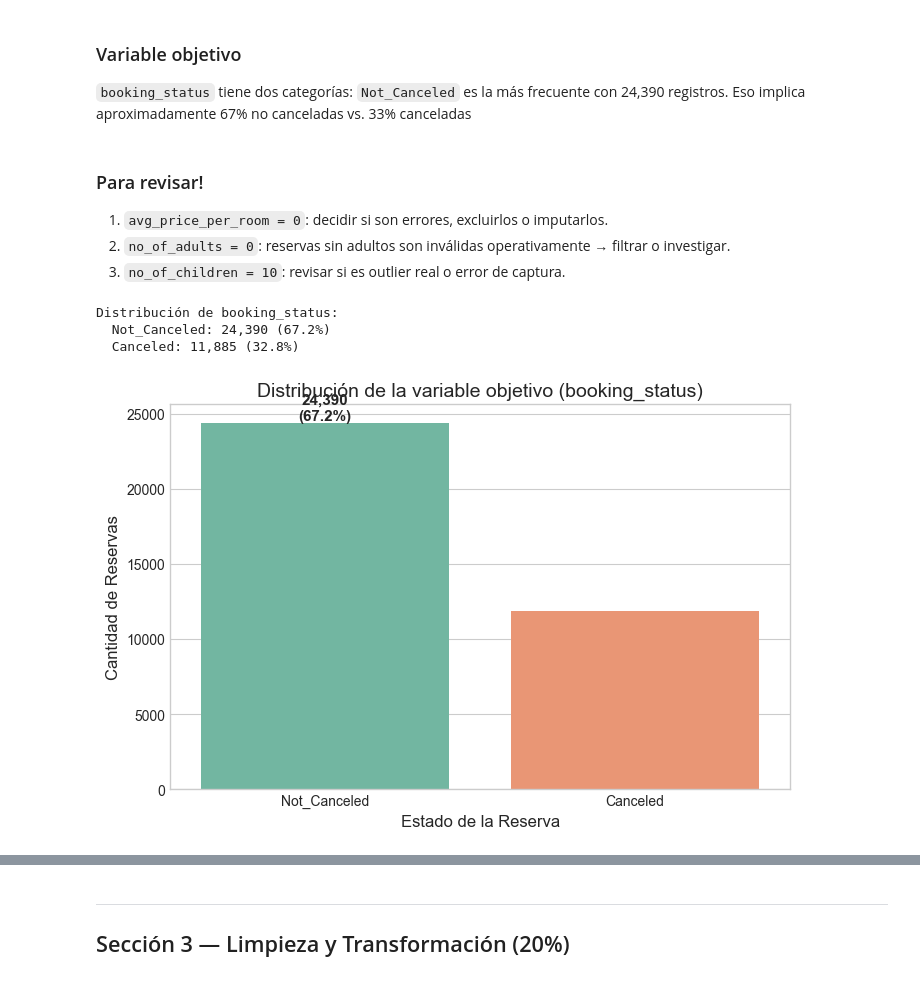
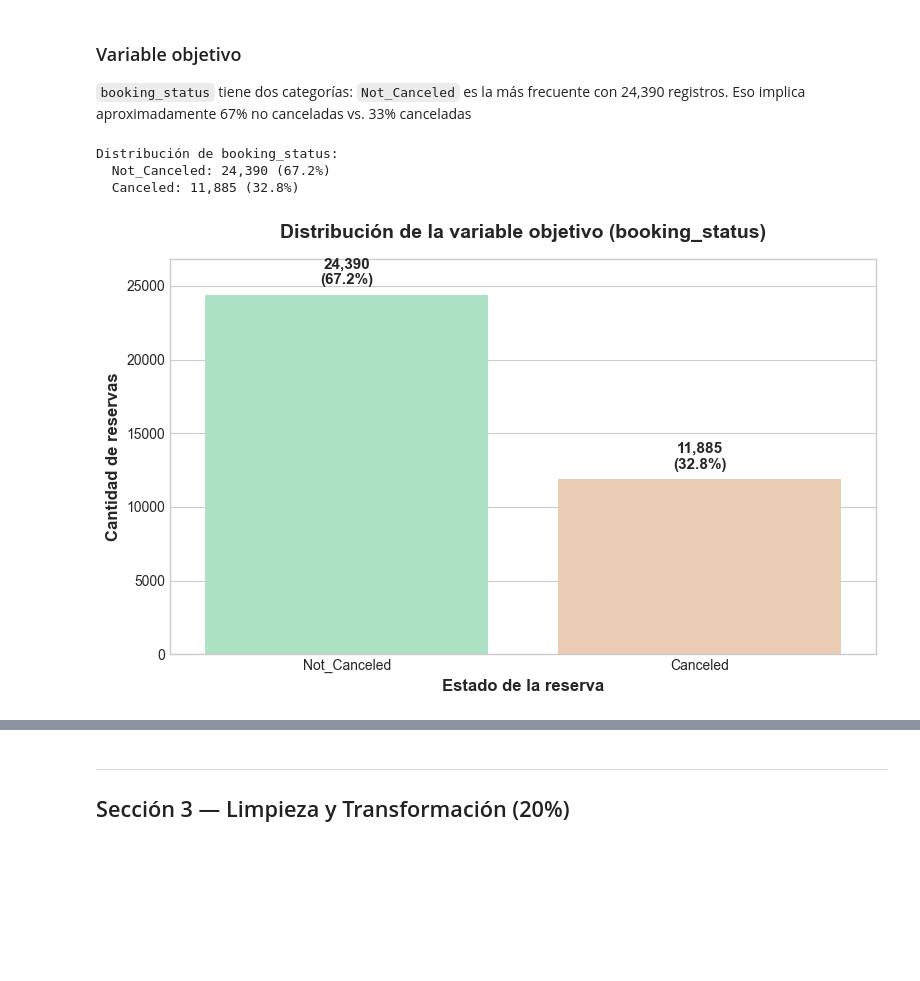
Before and after one commit to marce8881/hotel-cancelaciones, a Jupyter notebook: notebooks/analisis_principal.ipynb, the cells around one changed output, grey strips where cells are left out. Saved outputs shown, nothing was run; the diff lists cells and outputs as text; code cells hidden in the pictures; blank space fills up the shorter version.

```diff
--- a/notebooks/analisis_principal.ipynb
+++ b/notebooks/analisis_principal.ipynb
@@ -145,12 +145,6 @@ df_raw.describe(include='all').round(2)
 # %% [markdown]
 ### Variable objetivo
 `booking_status` tiene dos categorías: `Not_Canceled` es la más frecuente con 24,390 registros. Eso implica aproximadamente 67% no canceladas vs. 33% canceladas
-# %% [markdown]
-### Para revisar!
-
-1. `avg_price_per_room = 0`: decidir si son errores, excluirlos o imputarlos.
-2. `no_of_adults = 0`: reservas sin adultos son inválidas operativamente → filtrar o investigar.
-3. `no_of_children = 10`: revisar si es outlier real o error de captura.
 # %%
 # ── Distribución de la variable objetivo ──────────────────────────────────────
 target_counts = df_raw['booking_status'].value_counts()
@@ -166,26 +160,26 @@ Distribución de booking_status:
 # %%
 fig, ax = plt.subplots(figsize=(8, 5))
 
 # Crear el gráfico de barras
-ax = sns.countplot(x='booking_status', data=df_raw, palette=['#1f77b4', '#ff7f0e'], ax=ax)
+ax = sns.countplot(x='booking_status', data=df_raw, palette=["#a4ebc3", "#f2cbaa"], ax=ax)
 
 # Personalización de textos
 ax.set_title('Distribución de la variable objetivo (booking_status)', fontsize=14, fontweight='bold', pad=15)
-ax.set_xlabel('Estado de la Reserva', fontsize=12, fontweight='bold')
-ax.set_ylabel('Cantidad de Reservas', fontsize=12, fontweight='bold')
+ax.set_xlabel('Estado de la reserva', fontsize=12, fontweight='bold')
+ax.set_ylabel('Cantidad de reservas', fontsize=12, fontweight='bold')
 
 # Obtener los valores de cada barra de forma robusta
 for i, (categoria, valor) in enumerate(target_counts.items()):
     porcentaje = target_pct[categoria]
     # Colocar etiqueta centrada en la barra
     ax.text(i, valor + 500, f'{valor:,}\n({porcentaje:.1f}%)',
             ha='center', va='bottom', fontweight='bold', fontsize=11)
 
 # Ajustar límites del eje Y para que las etiquetas sean visibles
 ax.set_ylim(0, max(target_counts.values) * 1.1)
 
 plt.tight_layout()
 plt.savefig('../reports/distribucion_booking_status.png', dpi=150, bbox_inches='tight')
 plt.show()
 # %% [output]
-[figure, old version]
+[figure, new version]
```
Also changed, not shown: parts of 16 cells of this notebook.
